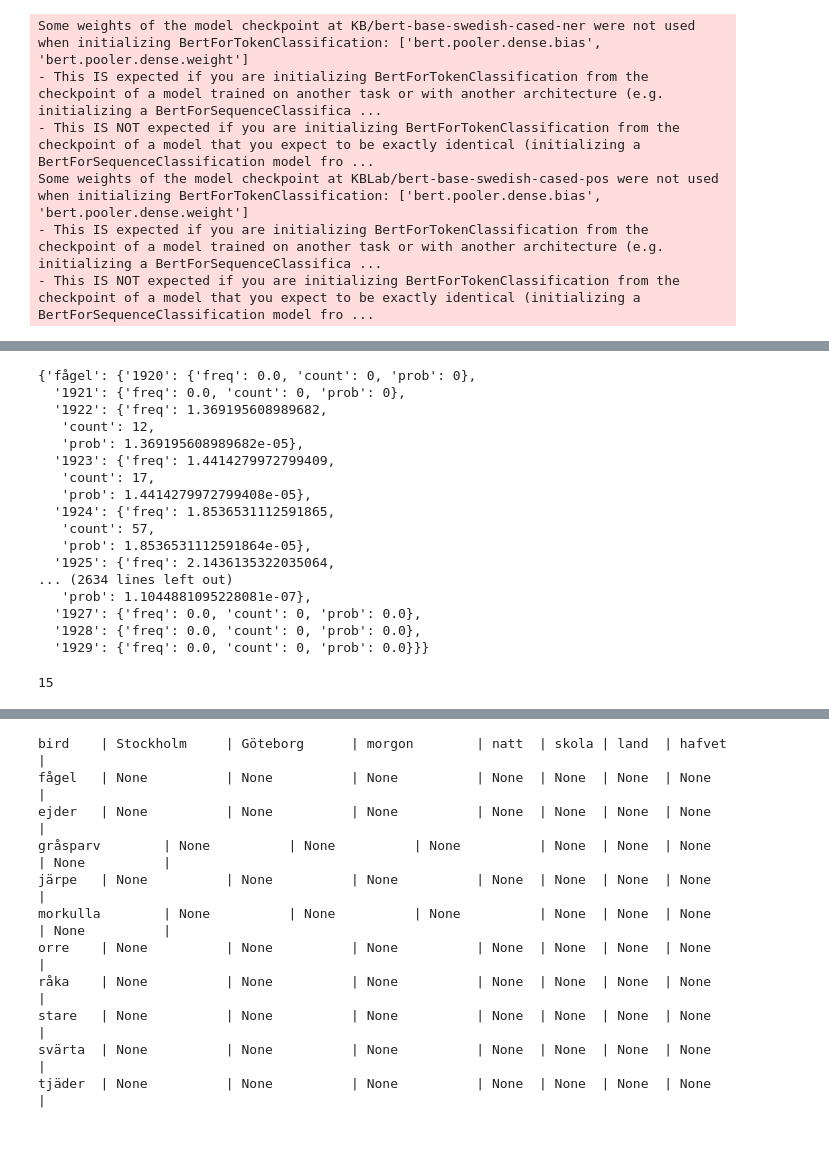
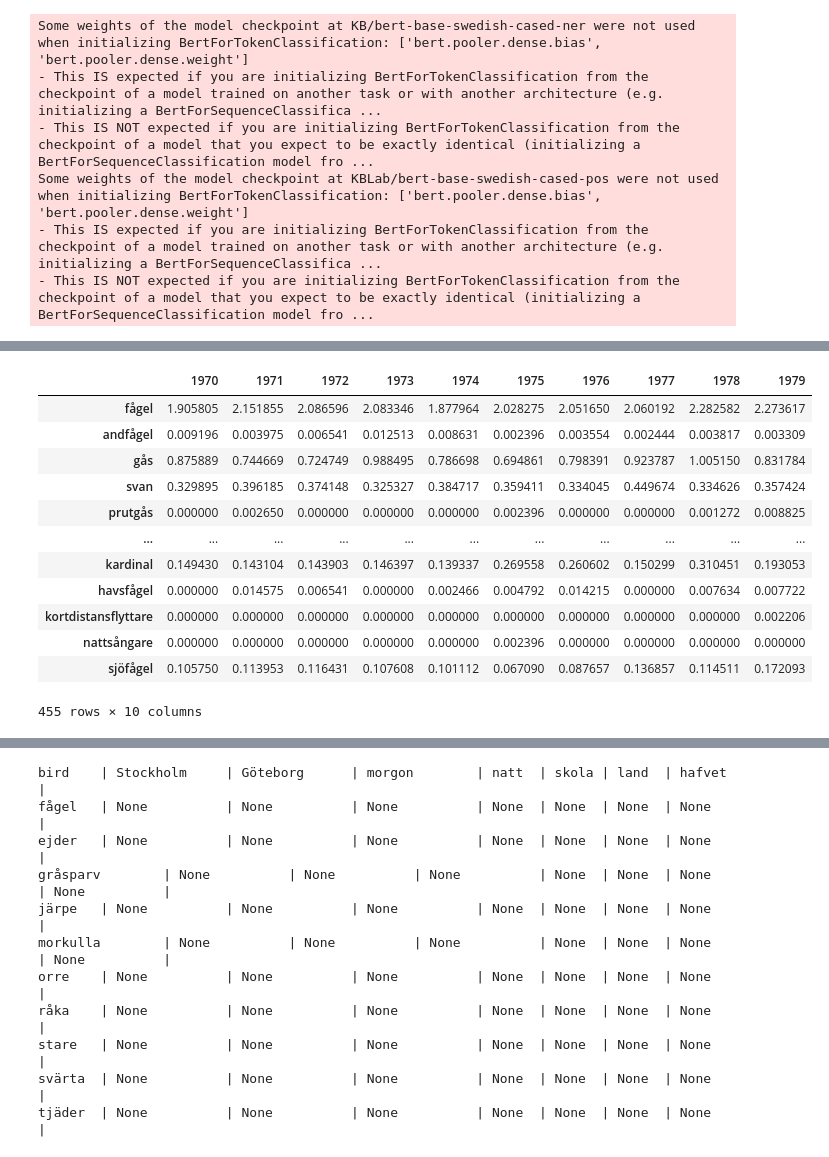
Before and after one commit to Eryndir/Exjobb, a Jupyter notebook: KB_more_tests.ipynb, the cells around one changed output, grey strips where cells are left out. Saved outputs shown, nothing was run; the diff lists cells and outputs as text; code cells hidden in the pictures.

```diff
--- a/KB_more_tests.ipynb
+++ b/KB_more_tests.ipynb
@@ -495,20 +462,0 @@ failed with {'entity': 'LOC', 'score': 0.5611889, 'index': 18, 'word': '##parken
-# %%
-frequency
-# %% [output]
-{'fågel': {'1920': {'freq': 0.0, 'count': 0, 'prob': 0},
-  '1921': {'freq': 0.0, 'count': 0, 'prob': 0},
-  '1922': {'freq': 1.369195608989682,
-   'count': 12,
-   'prob': 1.369195608989682e-05},
-  '1923': {'freq': 1.4414279972799409,
-   'count': 17,
-   'prob': 1.4414279972799408e-05},
-  '1924': {'freq': 1.8536531112591865,
-   'count': 57,
-   'prob': 1.8536531112591864e-05},
-  '1925': {'freq': 2.1436135322035064,
-... (2634 lines left out)
-   'prob': 1.1044881095228081e-07},
-  '1927': {'freq': 0.0, 'count': 0, 'prob': 0.0},
-  '1928': {'freq': 0.0, 'count': 0, 'prob': 0.0},
-  '1929': {'freq': 0.0, 'count': 0, 'prob': 0.0}}}
@@ -514,0 +478,16 @@ frequency
+# %%
+pd.read_feather("ownData/dfFreq_1970s.feather")
+# %% [output]
+|  | 1970 | 1971 | 1972 | 1973 | 1974 | 1975 | 1976 | 1977 | 1978 | 1979 |
+| fågel | 1.905805 | 2.151855 | 2.086596 | 2.083346 | 1.877964 | 2.028275 | 2.051650 | 2.060192 | 2.282582 | 2.273617 |
+| andfågel | 0.009196 | 0.003975 | 0.006541 | 0.012513 | 0.008631 | 0.002396 | 0.003554 | 0.002444 | 0.003817 | 0.003309 |
+| gås | 0.875889 | 0.744669 | 0.724749 | 0.988495 | 0.786698 | 0.694861 | 0.798391 | 0.923787 | 1.005150 | 0.831784 |
+| svan | 0.329895 | 0.396185 | 0.374148 | 0.325327 | 0.384717 | 0.359411 | 0.334045 | 0.449674 | 0.334626 | 0.357424 |
+| prutgås | 0.000000 | 0.002650 | 0.000000 | 0.000000 | 0.000000 | 0.002396 | 0.000000 | 0.000000 | 0.001272 | 0.008825 |
+| ... | ... | ... | ... | ... | ... | ... | ... | ... | ... | ... |
+| kardinal | 0.149430 | 0.143104 | 0.143903 | 0.146397 | 0.139337 | 0.269558 | 0.260602 | 0.150299 | 0.310451 | 0.193053 |
+| havsfågel | 0.000000 | 0.014575 | 0.006541 | 0.000000 | 0.002466 | 0.004792 | 0.014215 | 0.000000 | 0.007634 | 0.007722 |
+| kortdistansflyttare | 0.000000 | 0.000000 | 0.000000 | 0.000000 | 0.000000 | 0.000000 | 0.000000 | 0.000000 | 0.000000 | 0.002206 |
+| nattsångare | 0.000000 | 0.000000 | 0.000000 | 0.000000 | 0.000000 | 0.002396 | 0.000000 | 0.000000 | 0.000000 | 0.000000 |
+| sjöfågel | 0.105750 | 0.113953 | 0.116431 | 0.107608 | 0.101112 | 0.067090 | 0.087657 | 0.136857 | 0.114511 | 0.172093 |
+455 rows × 10 columns
@@ -563,7 +588,3 @@ def getPMIs(bird, year):
     except:
       "oof"
   return sorted(tmp, key=lambda x:x[1], reverse=True)
-# %%
-counter("korp")["1926"]["count"]
-# %% [output]
-15
```
Also changed, not shown: parts of 32 cells of this notebook, 1 other file.
